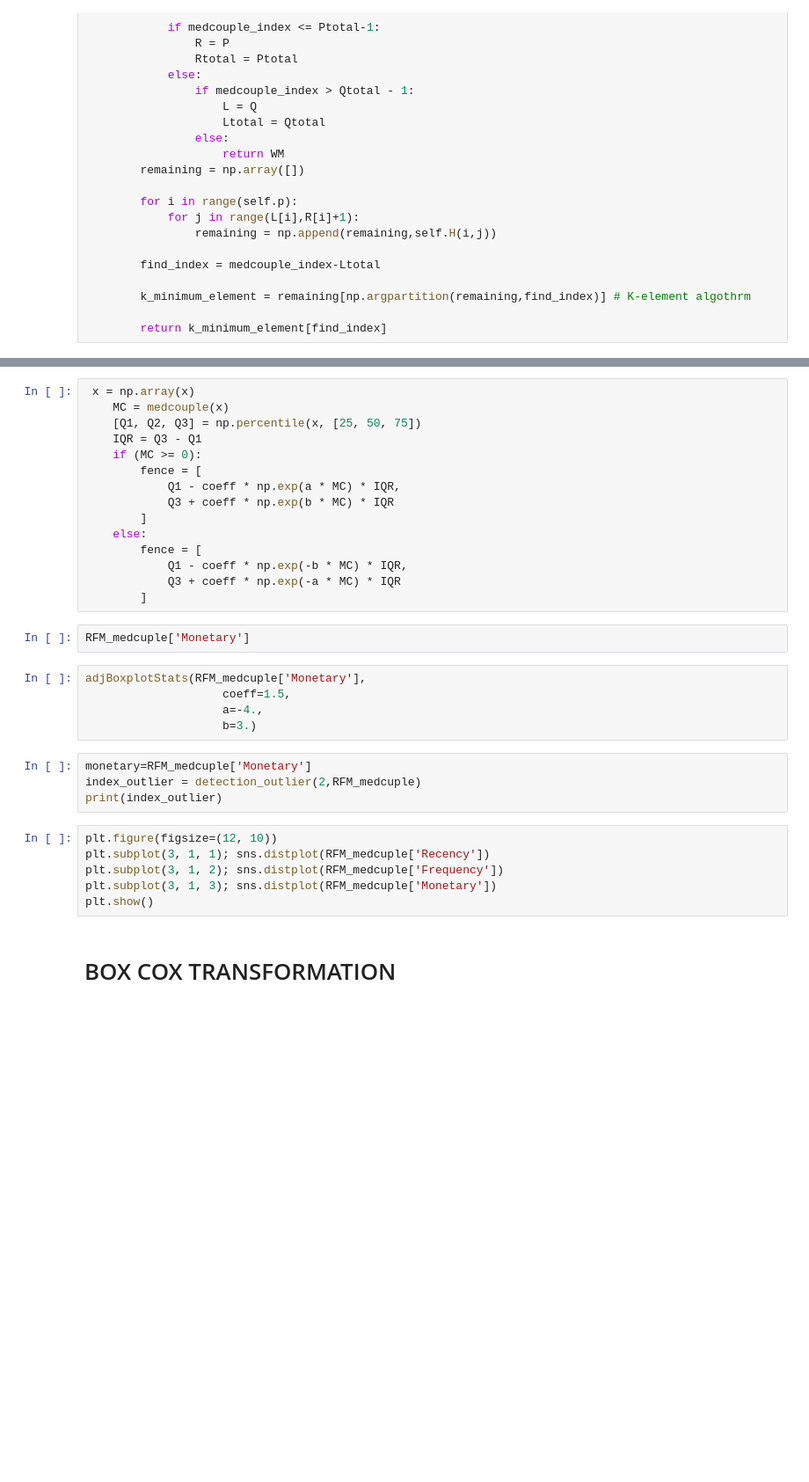
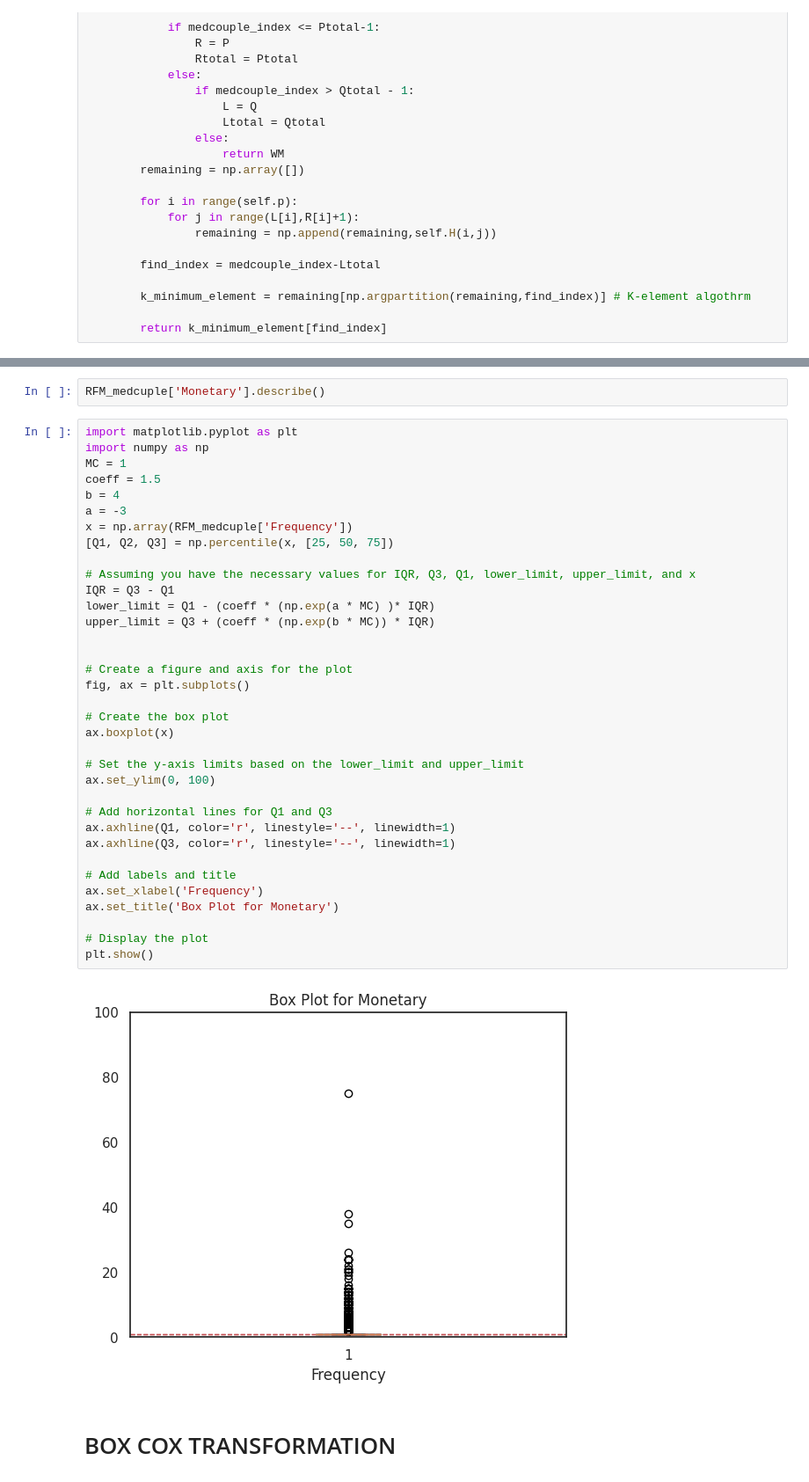
Before and after one commit to Pablocodes1993/finalproject, a Jupyter notebook: RFM_ANALYSIS.ipynb, the cells around one changed output, grey strips where cells are left out. Shown at 88% size. Drawn from its saved outputs; the diff is of its cells as text; blank space fills up the shorter version.

```diff
--- a/RFM_ANALYSIS.ipynb
+++ b/RFM_ANALYSIS.ipynb
@@ -934,35 +965,42 @@ gfg
-# %%
- x = np.array(x)
-    MC = medcouple(x)
-    [Q1, Q2, Q3] = np.percentile(x, [25, 50, 75])
-    IQR = Q3 - Q1
-    if (MC >= 0):
-        fence = [
-            Q1 - coeff * np.exp(a * MC) * IQR,
-            Q3 + coeff * np.exp(b * MC) * IQR
-        ]
-    else:
-        fence = [
-            Q1 - coeff * np.exp(-b * MC) * IQR,
-            Q3 + coeff * np.exp(-a * MC) * IQR
-        ]
 # %%
-RFM_medcuple['Monetary']
+RFM_medcuple['Monetary'].describe()
-# %%
-adjBoxplotStats(RFM_medcuple['Monetary'],
-                    coeff=1.5,
-                    a=-4.,
-                    b=3.)
-# %%
-monetary=RFM_medcuple['Monetary']
-index_outlier = detection_outlier(2,RFM_medcuple)
-print(index_outlier)
-# %%
-plt.figure(figsize=(12, 10))
-plt.subplot(3, 1, 1); sns.distplot(RFM_medcuple['Recency'])
-plt.subplot(3, 1, 2); sns.distplot(RFM_medcuple['Frequency'])
-plt.subplot(3, 1, 3); sns.distplot(RFM_medcuple['Monetary'])
-plt.show()
+# %%
+import matplotlib.pyplot as plt
+import numpy as np
+MC = 1
+coeff = 1.5
+b = 4
+a = -3
+x = np.array(RFM_medcuple['Frequency'])
+[Q1, Q2, Q3] = np.percentile(x, [25, 50, 75])
+
+# Assuming you have the necessary values for IQR, Q3, Q1, lower_limit, upper_limit, and x
+IQR = Q3 - Q1
+lower_limit = Q1 - (coeff * (np.exp(a * MC) )* IQR)
+upper_limit = Q3 + (coeff * (np.exp(b * MC)) * IQR)
+
+
+# Create a figure and axis for the plot
+fig, ax = plt.subplots()
+
+# Create the box plot
+ax.boxplot(x)
+
+# Set the y-axis limits based on the lower_limit and upper_limit
+ax.set_ylim(0, 100)
+
+# Add horizontal lines for Q1 and Q3
+ax.axhline(Q1, color='r', linestyle='--', linewidth=1)
+ax.axhline(Q3, color='r', linestyle='--', linewidth=1)
+
+# Add labels and title
+ax.set_xlabel('Frequency')
+ax.set_title('Box Plot for Monetary')
+
+# Display the plot
+plt.show()
+# %% [output]
+[figure, added]
 # %% [markdown]
 
 
```
Also changed, not shown: parts of 19 cells of this notebook.
